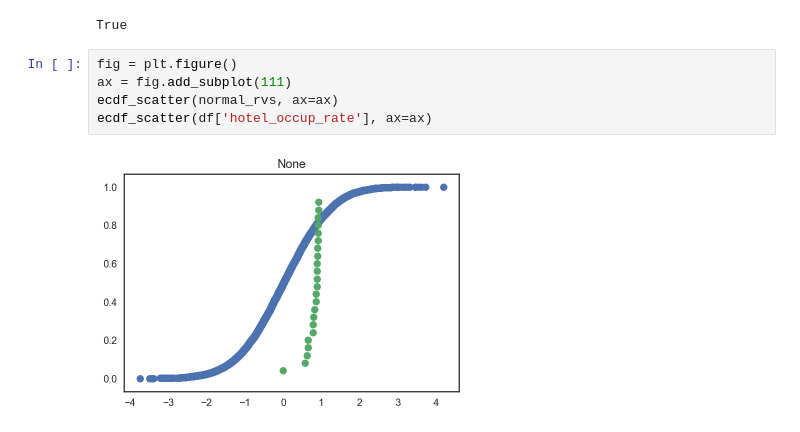
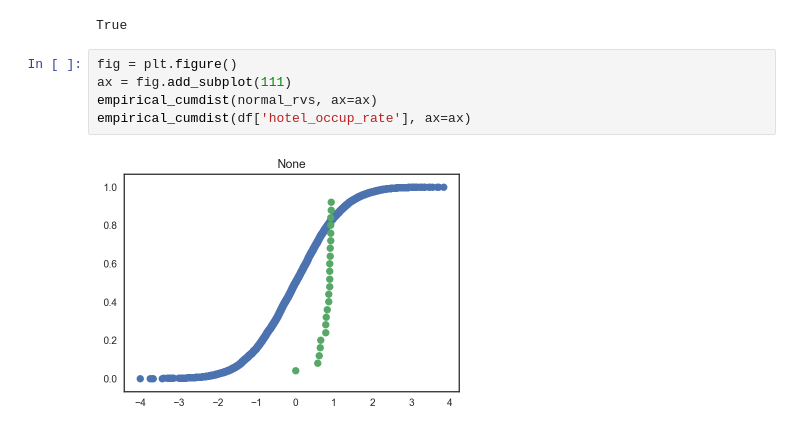
Before and after one commit to ericmjl/data-testing-tutorial, a Jupyter notebook: 4-data-checks.ipynb, the cells around one changed output. Drawn from its saved outputs; the diff is of its cells as text.

```diff
--- a/4-data-checks.ipynb
+++ b/4-data-checks.ipynb
@@ -339,7 +336,7 @@ True
 # %%
 fig = plt.figure()
 ax = fig.add_subplot(111)
-ecdf_scatter(normal_rvs, ax=ax)
-ecdf_scatter(df['hotel_occup_rate'], ax=ax)
+empirical_cumdist(normal_rvs, ax=ax)
+empirical_cumdist(df['hotel_occup_rate'], ax=ax)
 # %% [output]
-[figure, old version]
+[figure, new version]
```
Also changed, not shown: parts of 1 cell of this notebook.
